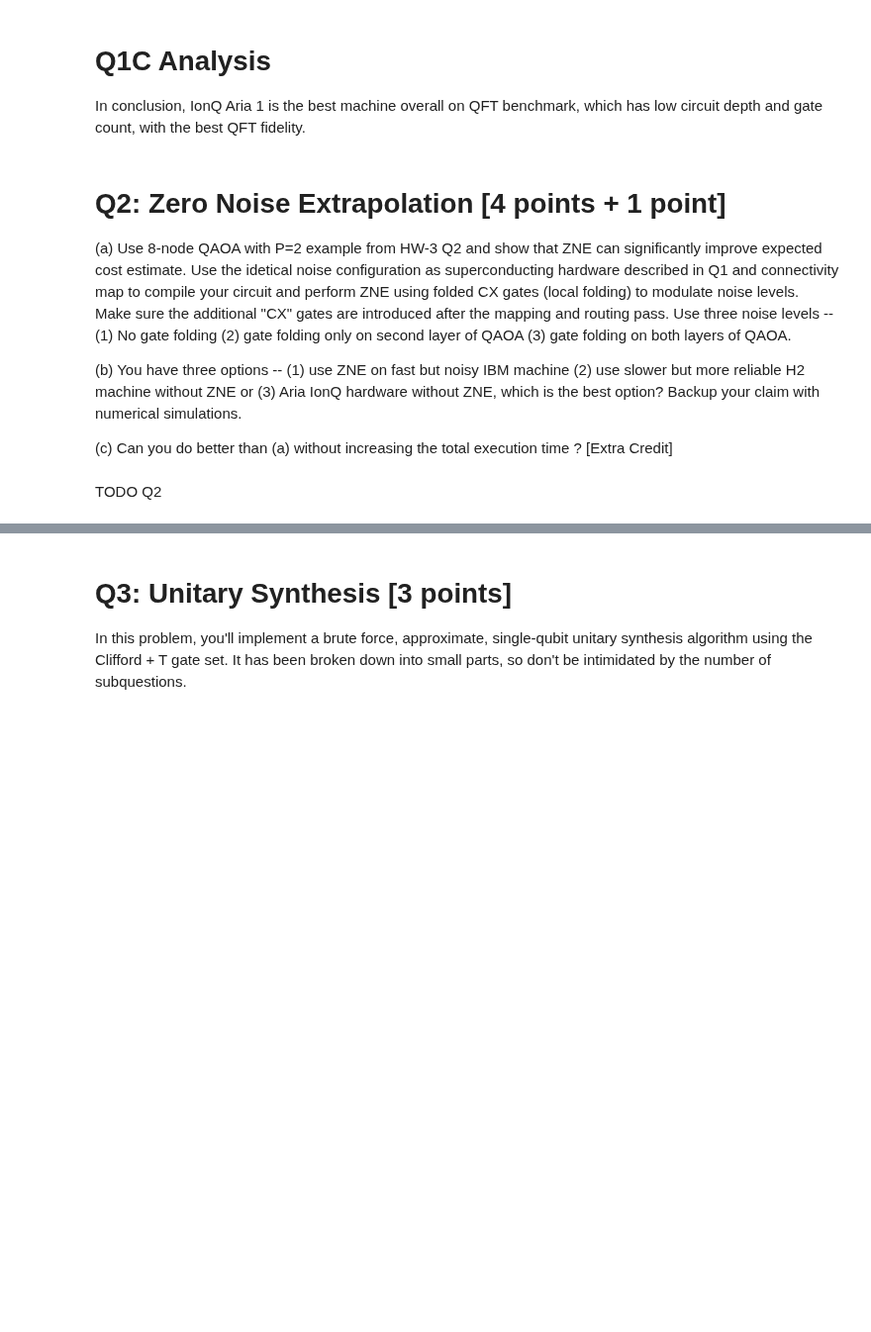
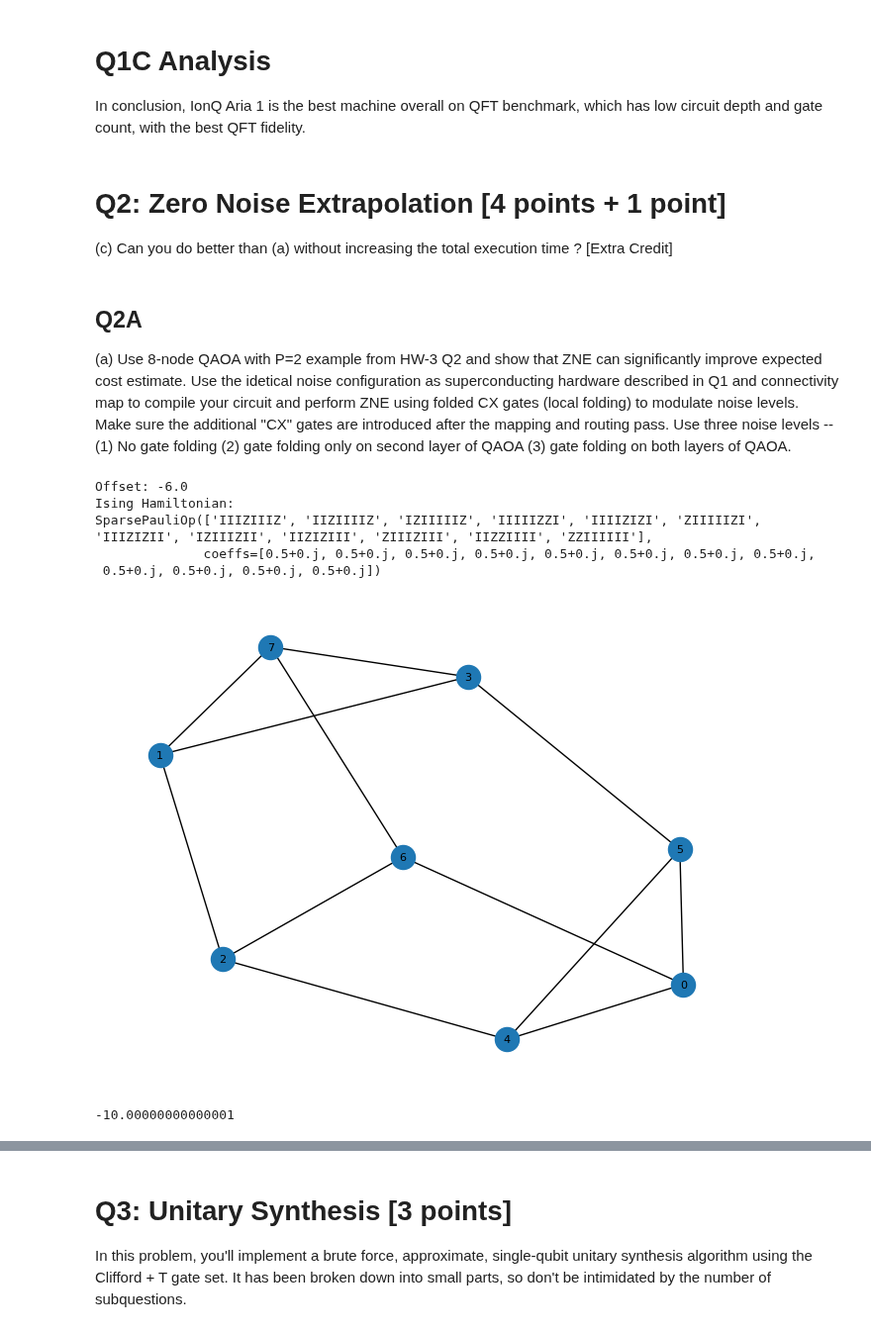
Before and after one commit to Huaiyuan-Jing/Quantum_Algorithm, a Jupyter notebook: CS639/HW4/Homework_4.ipynb, the cells around one changed output, grey strips where cells are left out. Shown at 99% size. Drawn from its saved outputs; the diff is of its cells as text; code cells hidden in the pictures; blank space fills up the shorter version.

```diff
--- a/CS639/HW4/Homework_4.ipynb
+++ b/CS639/HW4/Homework_4.ipynb
@@ -630,16 +628,16 @@ quantinuum_h2  : 9.01%
 # %% [markdown]
 # Q1C Analysis
 In conclusion, IonQ Aria 1 is the best machine overall on QFT benchmark, which has low circuit depth and gate count, with the best QFT fidelity.
+# %% [markdown]
+# Q2: Zero Noise Extrapolation [4 points + 1 point]
+
+
+
+
+
+
+(c) Can you do better than (a) without increasing the total execution time ? [Extra Credit]
 # %% [markdown]
-# Q2: Zero Noise Extrapolation [4 points + 1 point]
-
+## Q2A
 
 (a) Use 8-node QAOA with P=2 example from HW-3 Q2 and show that ZNE can significantly improve expected cost estimate. Use the idetical noise configuration as superconducting hardware described in Q1 and connectivity map to compile your circuit and perform ZNE using folded CX gates (local folding) to modulate noise levels. Make sure the additional "CX" gates are introduced after the mapping and routing pass. Use three noise levels -- (1) No gate folding (2) gate folding only on second layer of QAOA (3) gate folding on both layers of QAOA.
-
-
-
-(b) You have three options -- (1) use ZNE on fast but noisy IBM machine (2) use slower but more reliable H2 machine without ZNE or (3) Aria IonQ hardware without ZNE, which is the best option? Backup your claim with numerical simulations.
-
-
-
-(c) Can you do better than (a) without increasing the total execution time ? [Extra Credit]
@@ -648,2 +644,29 @@ In conclusion, IonQ Aria 1 is the best machine overall on QFT benchmark, which h
-# %% [markdown]
-TODO Q2
+# %%
+# Code for Q2
+# !pip install qiskit-optimization
+import networkx as nx
+import time
+n = 8
+seed = int(time.time() // 1)
+graph = nx.random_regular_graph(3, n, seed)
+nx.draw(graph, with_labels=True, node_size=300, font_size=8)
+from qiskit_optimization.applications import Maxcut
+max_cut = Maxcut(graph)
+hamiltonian, offset = max_cut.to_quadratic_program().to_ising()
+print("Offset:", offset)
+print("Ising Hamiltonian:")
+print(str(hamiltonian))
+# %% [output]
+Offset: -6.0
+Ising Hamiltonian:
+SparsePauliOp(['IIIZIIIZ', 'IIZIIIIZ', 'IZIIIIIZ', 'IIIIIZZI', 'IIIIZIZI', 'ZIIIIIZI', 'IIIZIZII', 'IZIIIZII', 'IIZIZIII', 'ZIIIZIII', 'IIZZIIII', 'ZZIIIIII'],
+              coeffs=[0.5+0.j, 0.5+0.j, 0.5+0.j, 0.5+0.j, 0.5+0.j, 0.5+0.j, 0.5+0.j, 0.5+0.j,
+ 0.5+0.j, 0.5+0.j, 0.5+0.j, 0.5+0.j])
+[figure, added]
+# %%
+from qiskit_algorithms import NumPyMinimumEigensolver
+
+ground_state_energy = NumPyMinimumEigensolver().compute_minimum_eigenvalue(hamiltonian).eigenvalue.real + offset
+print(ground_state_energy)
+# %% [output]
+-10.00000000000001
```
Also changed, not shown: parts of 12 cells of this notebook, 2 other files.
